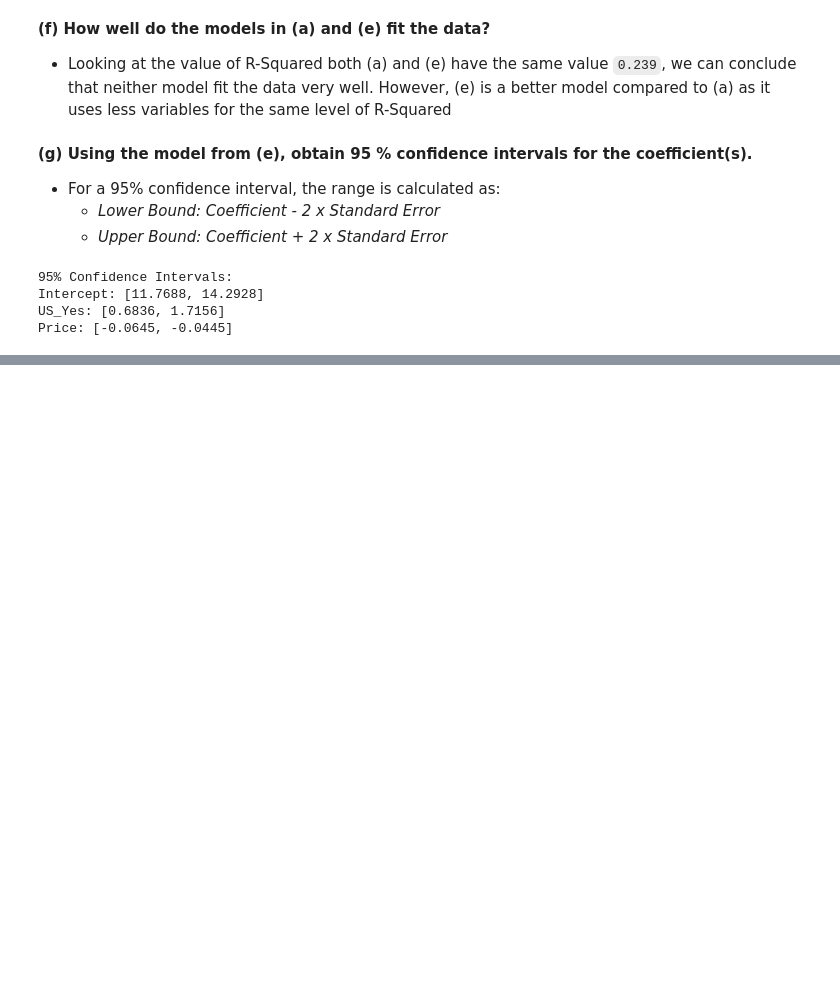
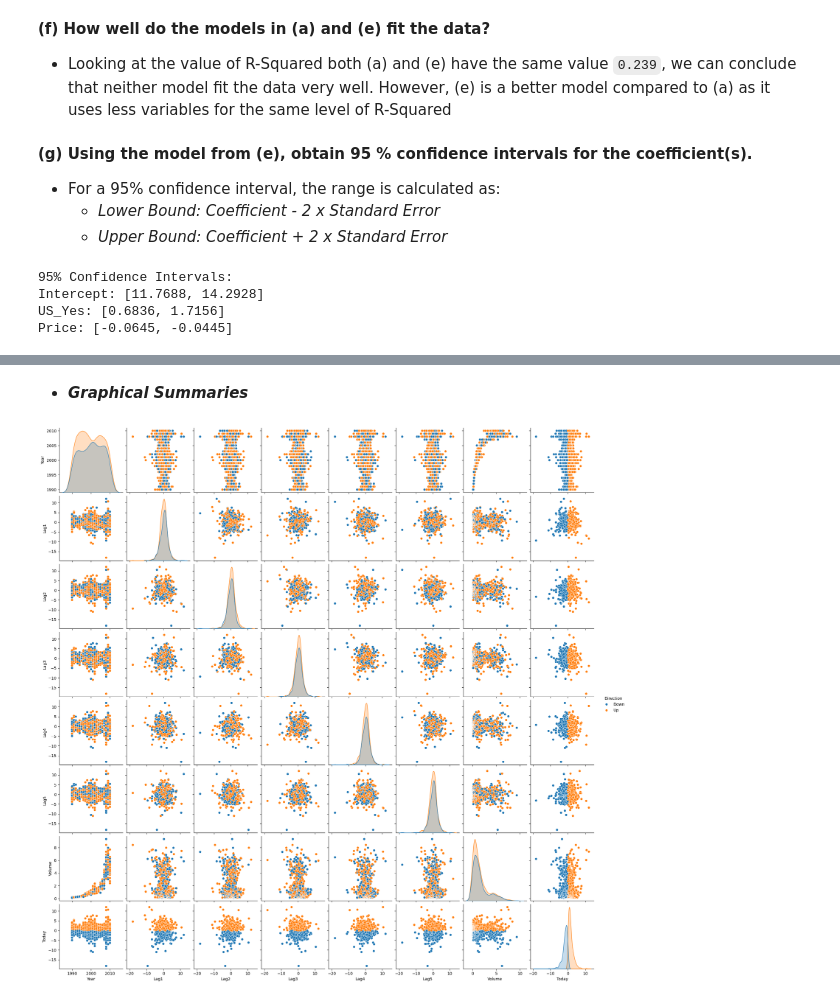
Before and after one commit to Alando-Kevin/ML_Assignments, a Jupyter notebook: ml_assignment.ipynb, the cells around one changed output, grey strips where cells are left out. Saved outputs shown, nothing was run; the diff lists cells and outputs as text; code cells hidden in the pictures; blank space fills up the shorter version.

```diff
--- a/ml_assignment.ipynb
+++ b/ml_assignment.ipynb
@@ -148,0 +160,3 @@ Price: [-0.0645, -0.0445]
+# %%
+weekly_data = load_data('Weekly')
+weekly_data.head(3)
@@ -148,0 +205,8 @@ Price: [-0.0645, -0.0445]
+# %% [markdown]
+- ***Graphical Summaries***
+# %%
+# Pairplot to visualize relationships
+sns.pairplot(weekly_data, hue="Direction")
+plt.show()
+# %% [output]
+[figure, added]
```
Also changed, not shown: parts of 24 cells of this notebook.
